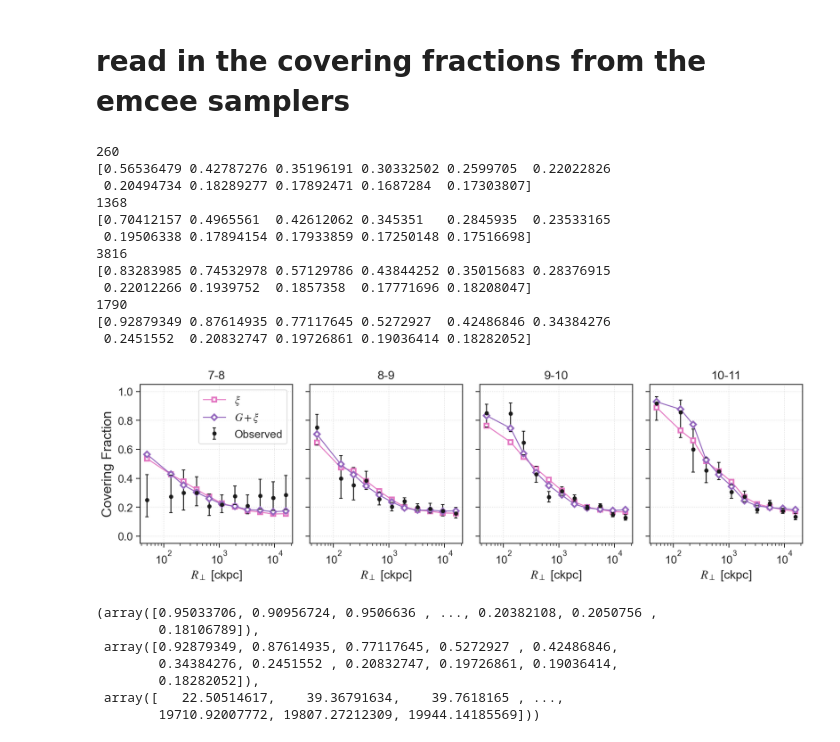
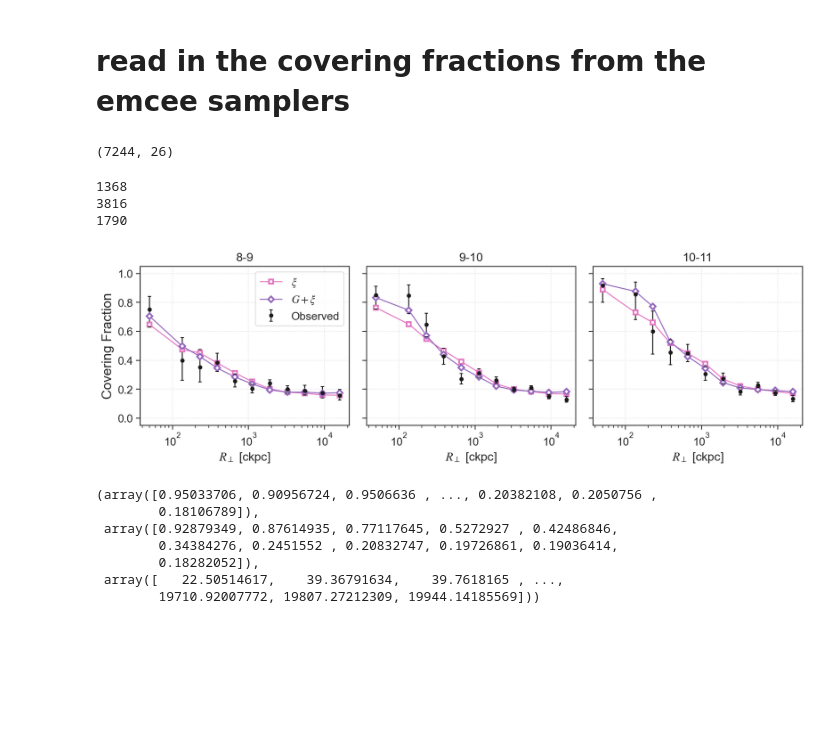
Before and after one commit to mattcwilde/1halo2halo, a Jupyter notebook: haloclustering/plotting/plots.ipynb, the cells around one changed output. Saved outputs shown, nothing was run; the diff lists cells and outputs as text; code cells hidden in the pictures; blank space fills up the shorter version.

Commit message:
fussing with plots

```diff
--- a/haloclustering/plotting/plots.ipynb
+++ b/haloclustering/plotting/plots.ipynb
@@ -85,3 +82,29 @@ with sns.axes_style('white'):
 # %% [output]
 <Figure size 720x504 with 0 Axes>
 [figure]
+# %%
+dfnew['rho_mpc'] = dfnew.rho / 1000
+# %%
+joint_kws=dict(gridsize=30)
+plt.figure(figsize=(10,7))
+
+
+# df.sort_values("survey", inplace=True)
+
+dfnew.sort_values('survey', inplace=True)
+sns.set_theme(style="ticks")
+s = [r'$z$', r'impact parameter [cMpc]']
+with sns.axes_style('white'):
+    sns.set_context("paper", font_scale=1.5)
+
+    g = sns.jointplot(data=dfnew, x="z", y="rho_mpc", hue='survey',
+                    palette=["tab:purple", "tab:blue"],
+                    legend=True)
+
+    g.set_axis_labels(s[0], s[1])
+    # g.fig.get_axes()[0].legend([r'CGM$^2$', r'CASBaH'], loc='upper left')
+    ax = g.fig.get_axes()[0]
+    handles, labels = ax.get_legend_handles_labels()
+    ax.legend(handles=handles, labels=labels)
+    plt.tight_layout()
+    plt.savefig('../figures/combined_data_mass_rho.pdf', dpi=300);
@@ -108,6 +134,10 @@ pkl_file = '../exclusion-model/model_2h_w_beta_sampler.pkl'
 infile = open(pkl_file, "rb")
 sampler_2h = pickle.load(infile)
 infile.close()
+# %%
+df.shape
+# %% [output]
+(7244, 26)
 # %%
 df['cf_model'] = np.nanmean(sampler.blobs, axis=(0,1))
 df['cf_model_2h'] = np.nanmean(sampler_2h.blobs, axis=(0,1))
@@ -122,11 +152,11 @@ bin_ctr = 0.5*(rho_bins[1:] + rho_bins[:-1])
 #np.concatenate([[0, 100, 200], np.geomspace(300, 20e3, 7)])
 # plt.close("all")
 
-fig, axes = plt.subplots(1, 4, figsize=[12, 4], sharex=True, sharey=True)
+fig, axes = plt.subplots(1, 3, figsize=[12, 4], sharex=True, sharey=True)
 
 hm = 'HM_0_500'
 
-if True:
+if False:
     rngs = [[7, 8], [8, 9], [9, 10], [10, 11]]
 else:
     rngs = [[8, 9], [9, 10], [10, 11]]
@@ -141,46 +171,36 @@ for e, (ax, rng) in enumerate(zip(axes, rngs)):
 
     # models
     model = binned_statistic(ssdf.rho.values, ssdf.cf_model.values, bins=rho_bins, )
-    print(model[0])
     model_2h = binned_statistic(ssdf.rho.values, ssdf.cf_model_2h.values, bins=rho_bins, )
 
     ax.plot(bin_ctr, model_2h[0], marker='s', mfc='white', mec='tab:pink', mew=2, ls='-', c='tab:pink', label=r'$\xi$')
     ax.plot(bin_ctr, model[0], marker='D', mfc='white', mec='tab:purple', mew=2, ls='-', c='tab:purple', label=r'$G + \xi$')
 
     # data
     ax.errorbar(bin_ctr_p, p, yerr=perr, ls='none', marker='o', label='Observed'.format(*rng), capsize=2,
         color='k', markersize=4)
 
     ax.set_title('{}-{}'.format(*rng))
     ax.set_xlabel(r"$R_{\perp}$ [ckpc]")
     ax.grid(ls=':', color='gainsboro')
 axes[0].legend()
 plt.xscale('log');
 
 if False:
     plt.yscale('log')
     plt.ylim(1e-1, 1.05)
 else:
     plt.ylim(-0.05, 1.05)
 # axes[1].set_xlabel('IP (ckpc)', fontsize=16)
 axes[0].set_ylabel('Covering Fraction', fontsize=16);
 
 plt.tight_layout();
-plt.savefig('../figures/cf_plots_comparison.png', dpi=300)
+plt.savefig('../figures/cf_plots_comparison.pdf', dpi=300)
 # %% [output]
-260
-[0.56536479 0.42787276 0.35196191 0.30332502 0.2599705  0.22022826
- 0.20494734 0.18289277 0.17892471 0.1687284  0.17303807]
 1368
-[0.70412157 0.4965561  0.42612062 0.345351   0.2845935  0.23533165
- 0.19506338 0.17894154 0.17933859 0.17250148 0.17516698]
 3816
-[0.83283985 0.74532978 0.57129786 0.43844252 0.35015683 0.28376915
- 0.22012266 0.1939752  0.1857358  0.17771696 0.18208047]
 1790
-[0.92879349 0.87614935 0.77117645 0.5272927  0.42486846 0.34384276
- 0.2451552  0.20832747 0.19726861 0.19036414 0.18282052]
-[figure, old version]
+[figure, new version]
 # %%
 ssdf.cf_model.values, model[0], ssdf.rho.values
 # %% [output]
```
Also changed, not shown: parts of 5 cells of this notebook, 1 other file.
